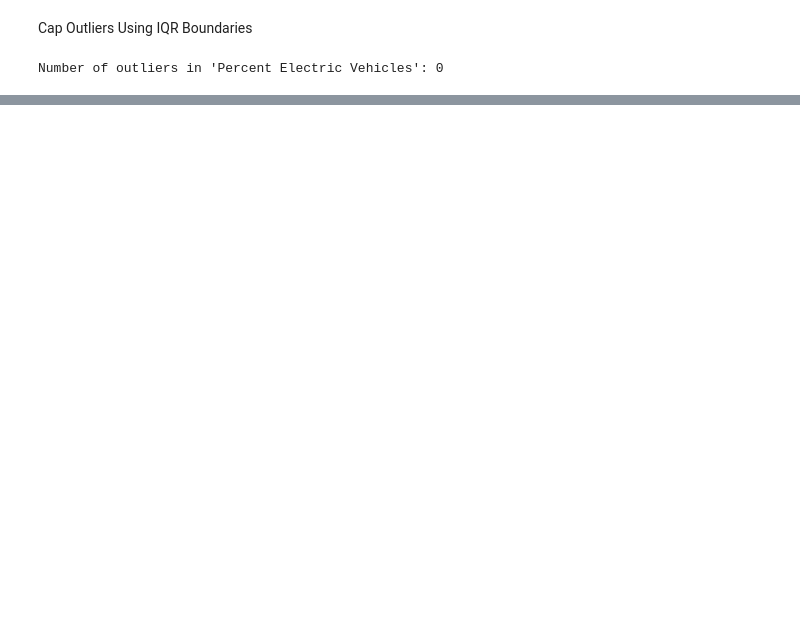
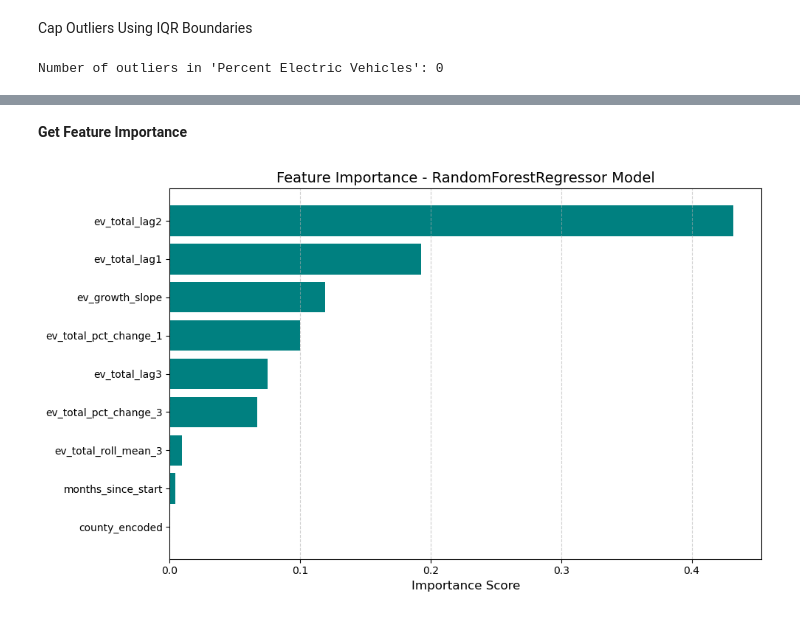
Before and after one commit to Deepanraj-R/EV_Vehicle_Charge_Demand_Prediction, a Jupyter notebook: EV_Adoption_Prediction.ipynb, the cells around one changed output, grey strips where cells are left out. Cells and saved outputs as stored; diff of their text form; code cells hidden in the pictures; blank space fills up the shorter version.

```diff
--- a/EV_Adoption_Prediction.ipynb
+++ b/EV_Adoption_Prediction.ipynb
@@ -155,0 +338,19 @@ Number of outliers in 'Percent Electric Vehicles': 0
+# %%
+# Define features and target
+features = [
+    'months_since_start',
+    'county_encoded',
+    'ev_total_lag1',
+    'ev_total_lag2',
+    'ev_total_lag3',
+    'ev_total_roll_mean_3',
+    'ev_total_pct_change_1',
+    'ev_total_pct_change_3',
+    'ev_growth_slope',
+]
+
+target = 'Electric Vehicle (EV) Total'
+X = df[features]
+y = df[target]
+
+X.head()
@@ -155,0 +518,22 @@ Number of outliers in 'Percent Electric Vehicles': 0
+# %% [markdown]
+**Get Feature Importance**
+# %%
+# This attribute gives the importance score of each feature used in the model
+importances = model.feature_importances_
+
+# Pair feature names with their importance scores and sort
+feature_importance_df = pd.DataFrame({
+    'Feature': features,
+    'Importance': importances
+}).sort_values(by='Importance', ascending=True)
+
+# Plot feature importances
+plt.figure(figsize=(10, 6))
+plt.barh(feature_importance_df['Feature'], feature_importance_df['Importance'], color='teal')
+plt.xlabel('Importance Score', fontsize=12)
+plt.title('Feature Importance - RandomForestRegressor Model', fontsize=14)
+plt.grid(True, axis='x', linestyle='--', alpha=0.6)
+plt.tight_layout()
+plt.show()
+# %% [output]
+[figure, added]
```
Also changed, not shown: parts of 45 cells of this notebook.
